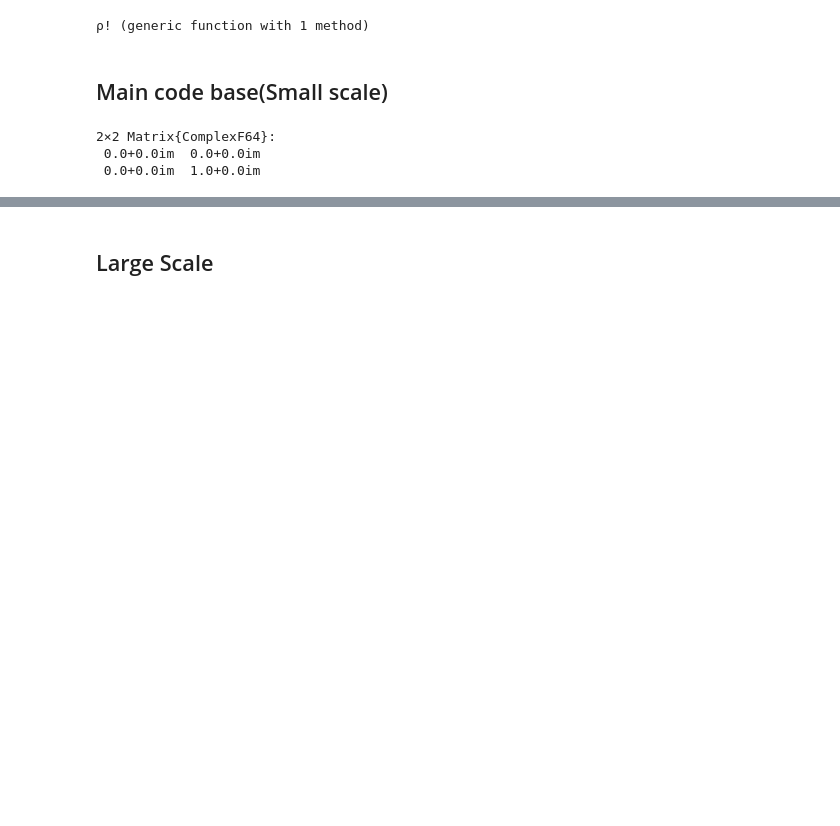
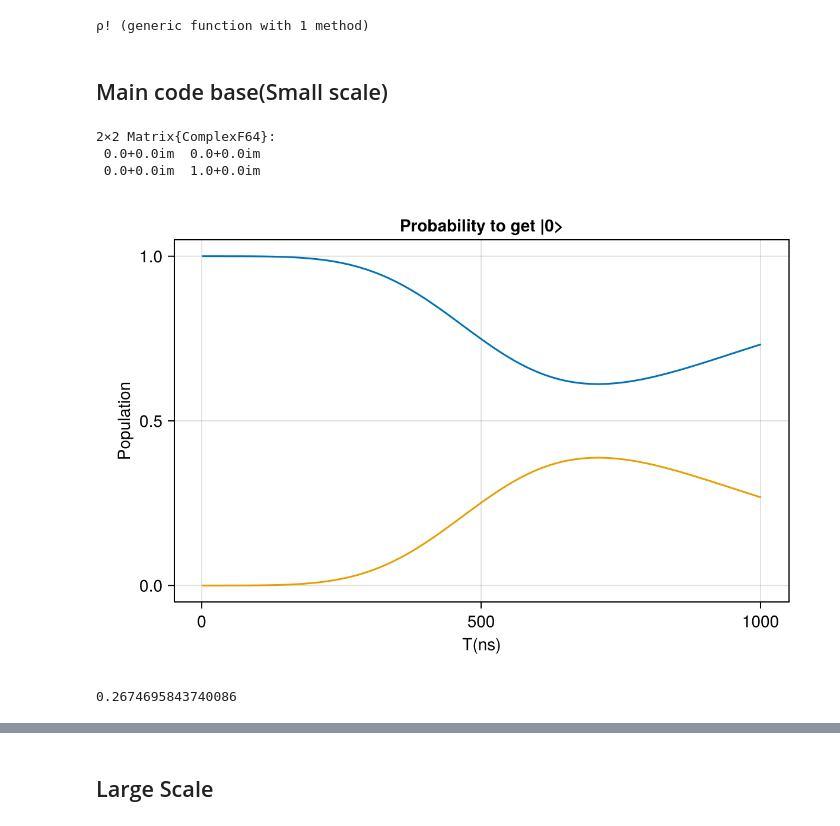
Before and after one commit to Ianborden/Quantum-APL, a Jupyter notebook: Final Project/Decoherence_v1.ipynb, the cells around one changed output, grey strips where cells are left out. Saved outputs shown, nothing was run; the diff lists cells and outputs as text; code cells hidden in the pictures; blank space fills up the shorter version.

```diff
--- a/Final Project/Decoherence_v1.ipynb
+++ b/Final Project/Decoherence_v1.ipynb
@@ -115,3 +129,24 @@ target_ρ = target_state * target_state'
 2×2 Matrix{ComplexF64}:
  0.0+0.0im  0.0+0.0im
  0.0+0.0im  1.0+0.0im
+# %%
+Tg = 100
+T1 = 50
+Tϕ = 25
+zero_pop = zeros(length(result(Tg).u))
+one_pop = zeros(length(result(Tg).u))
+
+for (i,ρ) in enumerate(result(Tg).u)
+    zero_pop[i] = ρ[1,1]
+    one_pop[i] = ρ[2,2]
+end
+
+
+fig = Figure(size = (600, 400))
+ax = Axis(fig[1, 1], title = "Probability to get |0>", xlabel = "T(ns)", ylabel = "Population")
+lines!(ax, zero_pop)
+lines!(ax, one_pop)
+display(fig)
+# %% [output]
+[figure, added]
+0.2674695843740086
```
Also changed, not shown: parts of 10 cells of this notebook, 2 other files.
